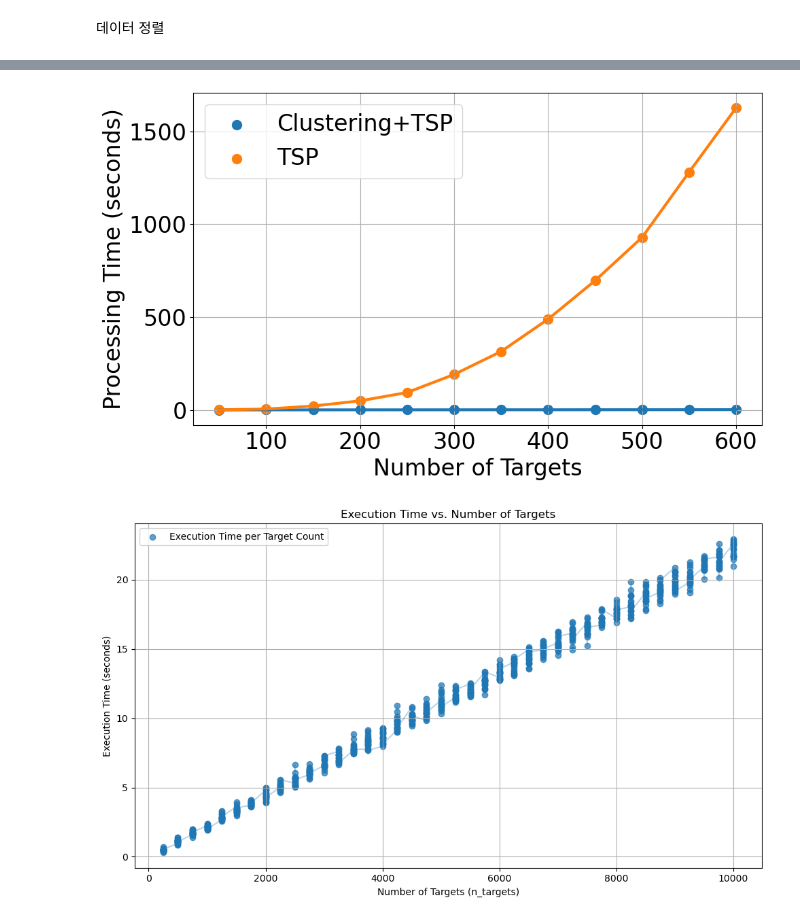
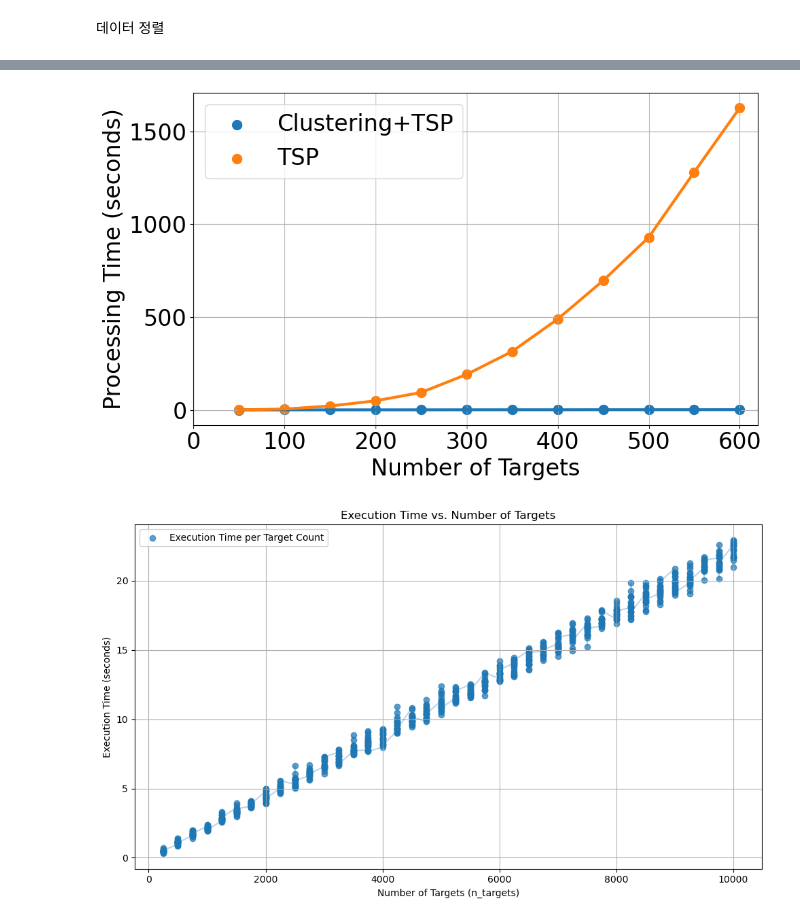
Before and after one commit to shkim1615/Multi-UAV-System, a Jupyter notebook: my_clustering/my_vmas/pathfinding/draw_graph.ipynb, the cells around one changed output, grey strips where cells are left out. Cells and saved outputs as stored; diff of their text form; code cells hidden in the pictures.

```diff
--- a/my_clustering/my_vmas/pathfinding/draw_graph.ipynb
+++ b/my_clustering/my_vmas/pathfinding/draw_graph.ipynb
@@ -126,41 +128,36 @@ times_ortools = df_ortools['time'].tolist()
 targets_per_agent_ortools = df_ortools['targets_per_agent'].tolist()
 locations_ortools = df_ortools['locations'].tolist()
 
-size = 20
-
-# 클러스트 평균 시간
-n_targets_clust_avg = []
-times_clust_avg = []
-for i in range(size, len(times_clust)+1, size):
     n_targets_clust_avg.append(n_targets_clust[i-size])
     times_clust_avg.append(sum(times_clust[i-size:i]) / size)
 
 # ortools avg time
 n_targets_ortools_avg = []
 times_ortools_avg = []
 for i in range(size, len(times_ortools)+1, size):
     n_targets_ortools_avg.append(n_targets_ortools[i-size])
     times_ortools_avg.append(sum(times_ortools[i-size:i]) / size)
 
 # x축: n_targets, y축: time
 plt.figure(figsize=(10, 6))
 
 plt.scatter(n_targets_clust_avg, times_clust_avg, s=100, alpha=1, label='Clustering+TSP')
 plt.scatter(n_targets_ortools_avg, times_ortools_avg, s=100, alpha=1, label='TSP')
 
 plt.plot(n_targets_clust_avg, times_clust_avg, linewidth=3, alpha=1)  # 연결선 (선택)
 plt.plot(n_targets_ortools_avg, times_ortools_avg, linewidth=3, alpha=1)  # 연결선 (선택)
 
 plt.title('')
 plt.xlabel('Number of Targets', fontsize=24)
 plt.ylabel('Processing Time (seconds)', fontsize=24)
 plt.tick_params(labelsize=24)
 plt.grid(True)
+plt.xlim(0, 620)
 plt.legend(fontsize=24)
 plt.tight_layout()
 plt.show()
 # %% [output]
-[figure, old version]
+[figure, new version]
 # %%
 sys.path.append('/home/ksh-server/workspace/ICUFN/my_clustering/my_vmas/pathfinding/data')
 
```
Also changed, not shown: parts of 2 cells of this notebook, 3 other files.
